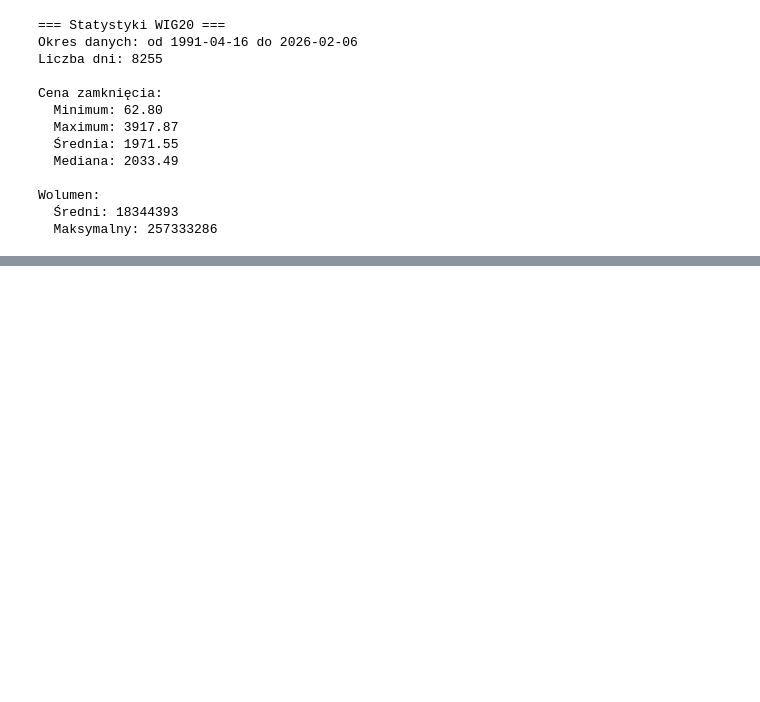
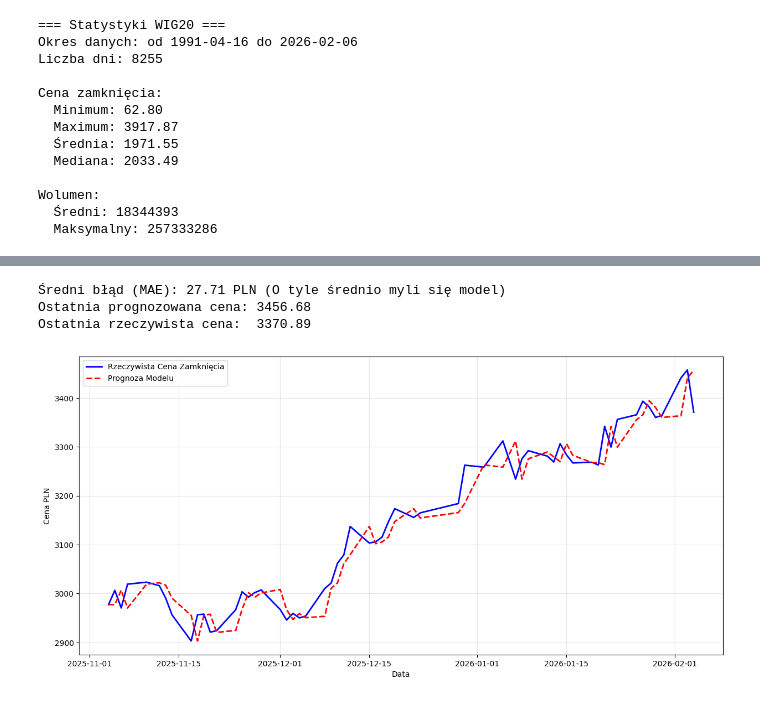
Before and after one commit to lukaszlewickii/wse-watcher, a Jupyter notebook: dev.ipynb, the cells around one changed output, grey strips where cells are left out. Drawn from its saved outputs; the diff is of its cells as text; code cells hidden in the pictures; blank space fills up the shorter version.

```diff
--- a/dev.ipynb
+++ b/dev.ipynb
@@ -139,0 +190,3 @@ Wolumen:
+# %%
+df['Data'] = pd.to_datetime(df['Data'])
+df = df.set_index('Data')
@@ -139,0 +216,2 @@ Wolumen:
+# %%
+df.columns = ['open', 'high', 'low', 'close', 'v']
@@ -139,0 +302,12 @@ Wolumen:
+# %%
+model = xgb.XGBRegressor(
+    n_estimators=500,
+    learning_rate=0.01,
+    max_depth=4,
+    subsample=0.7,
+    colsample_bytree=0.8,
+    random_state=42,
+    objective='reg:squarederror'
+)
+
+model.fit(X_train, y_train)
@@ -139,0 +326,33 @@ Wolumen:
+# %%
+predicted_returns = model.predict(X_test)
+
+# Rekonstrukcja Ceny: Cena_Jutro = Cena_Dzis * exp(Prognozowany_Zwrot)
+# Używamy ostatniej znanej ceny zamknięcia (z wiersza 'test'), żeby obliczyć przyszłą
+last_known_prices = test['close']
+predicted_prices = last_known_prices * np.exp(predicted_returns)
+
+# 6. Wyniki i Wykres
+mae = mean_absolute_error(actual_prices, predicted_prices)
+rmse = np.sqrt(mean_squared_error(actual_prices, predicted_prices))
+
+# print(f"\n--- Wyniki Prognozy CENY dla {ticker} ---")
+print(f"Średni błąd (MAE): {mae:.2f} PLN (O tyle średnio myli się model)")
+print(f"Ostatnia prognozowana cena: {predicted_prices.iloc[-1]:.2f}")
+print(f"Ostatnia rzeczywista cena:  {actual_prices.iloc[-1]:.2f}")
+# %% [output]
+Średni błąd (MAE): 27.71 PLN (O tyle średnio myli się model)
+Ostatnia prognozowana cena: 3456.68
+Ostatnia rzeczywista cena:  3370.89
+# %%
+plt.figure(figsize=(15, 7))
+plt.plot(actual_prices.index, actual_prices, label='Rzeczywista Cena Zamknięcia', color='blue', linewidth=2)
+plt.plot(predicted_prices.index, predicted_prices, label='Prognoza Modelu', color='red', linestyle='--', linewidth=2)
+
+# plt.title(f'Prognoza Ceny Zamknięcia: {ticker} (Ostatnie {test_size} dni)')
+plt.xlabel('Data')
+plt.ylabel('Cena PLN')
+plt.legend()
+plt.grid(True, alpha=0.3)
+plt.show()
+# %% [output]
+[figure, added]
```
Also changed, not shown: parts of 52 cells of this notebook.
